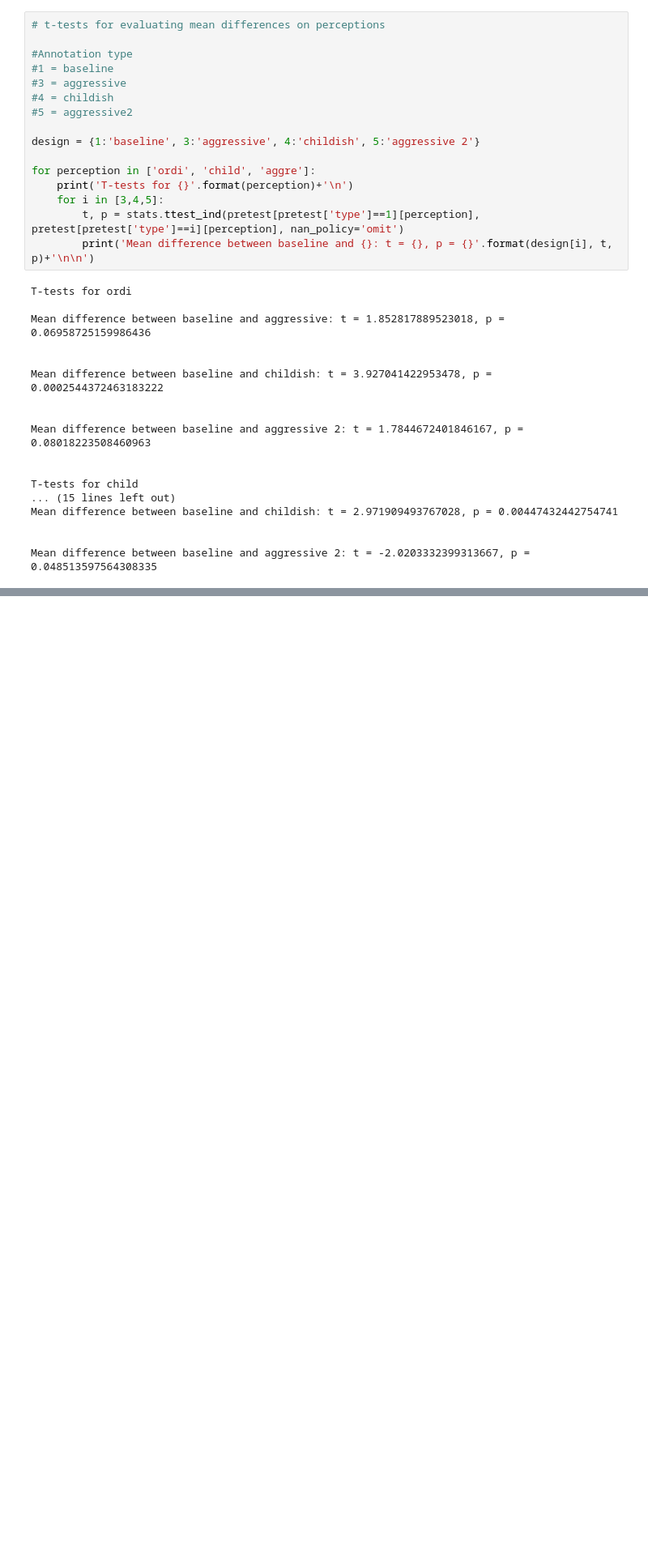
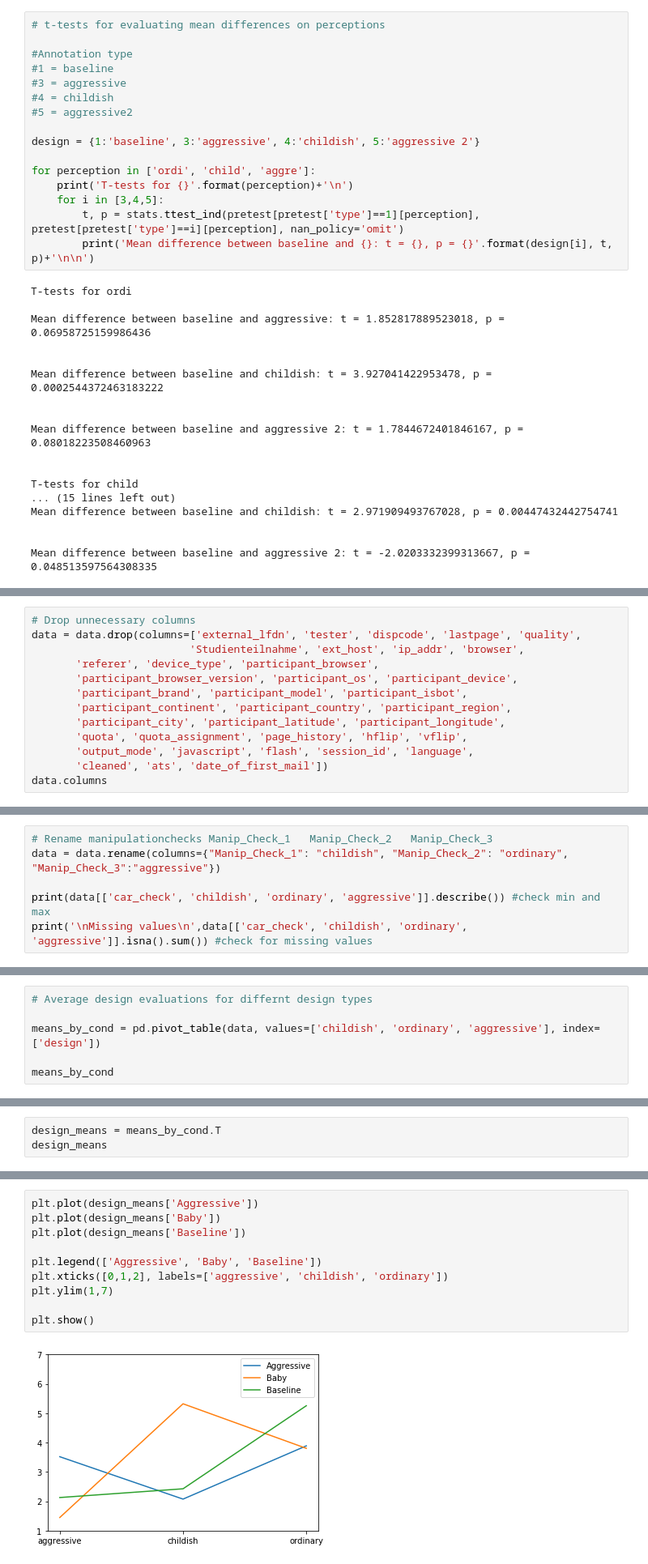
Before and after one commit to steffenwoelfl/Car-Responsibility, a Jupyter notebook: resp_analysis.ipynb, the cells around one changed output, grey strips where cells are left out. Shown at 81% size. Drawn from its saved outputs; the diff is of its cells as text; blank space fills up the shorter version.

```diff
--- a/resp_analysis.ipynb
+++ b/resp_analysis.ipynb
@@ -308,0 +356,13 @@ Mean difference between baseline and aggressive 2: t = -2.0203332399313667, p =
+# %%
+# Drop unnecessary columns
+data = data.drop(columns=['external_lfdn', 'tester', 'dispcode', 'lastpage', 'quality',
+                         'Studienteilnahme', 'ext_host', 'ip_addr', 'browser',
+       'referer', 'device_type', 'participant_browser',
+       'participant_browser_version', 'participant_os', 'participant_device',
+       'participant_brand', 'participant_model', 'participant_isbot',
+       'participant_continent', 'participant_country', 'participant_region',
+       'participant_city', 'participant_latitude', 'participant_longitude',
+       'quota', 'quota_assignment', 'page_history', 'hflip', 'vflip',
+       'output_mode', 'javascript', 'flash', 'session_id', 'language',
+       'cleaned', 'ats', 'date_of_first_mail'])
+data.columns
@@ -308,0 +420,6 @@ Mean difference between baseline and aggressive 2: t = -2.0203332399313667, p =
+# %%
+# Rename manipulationchecks Manip_Check_1 	Manip_Check_2 	Manip_Check_3
+data = data.rename(columns={"Manip_Check_1": "childish", "Manip_Check_2": "ordinary", "Manip_Check_3":"aggressive"})
+
+print(data[['car_check', 'childish', 'ordinary', 'aggressive']].describe()) #check min and max
+print('\nMissing values\n',data[['car_check', 'childish', 'ordinary', 'aggressive']].isna().sum()) #check for missing values
@@ -308,0 +458,6 @@ Mean difference between baseline and aggressive 2: t = -2.0203332399313667, p =
+# %%
+# Average design evaluations for differnt design types
+
+means_by_cond = pd.pivot_table(data, values=['childish', 'ordinary', 'aggressive'], index=['design'])
+
+means_by_cond
@@ -308,0 +470,3 @@ Mean difference between baseline and aggressive 2: t = -2.0203332399313667, p =
+# %%
+design_means = means_by_cond.T
+design_means
@@ -308,0 +478,12 @@ Mean difference between baseline and aggressive 2: t = -2.0203332399313667, p =
+# %%
+plt.plot(design_means['Aggressive'])
+plt.plot(design_means['Baby'])
+plt.plot(design_means['Baseline'])
+
+plt.legend(['Aggressive', 'Baby', 'Baseline'])
+plt.xticks([0,1,2], labels=['aggressive', 'childish', 'ordinary'])
+plt.ylim(1,7)
+
+plt.show()
+# %% [output]
+[figure, added]
```
Also changed, not shown: parts of 34 cells of this notebook, 3 other files.
